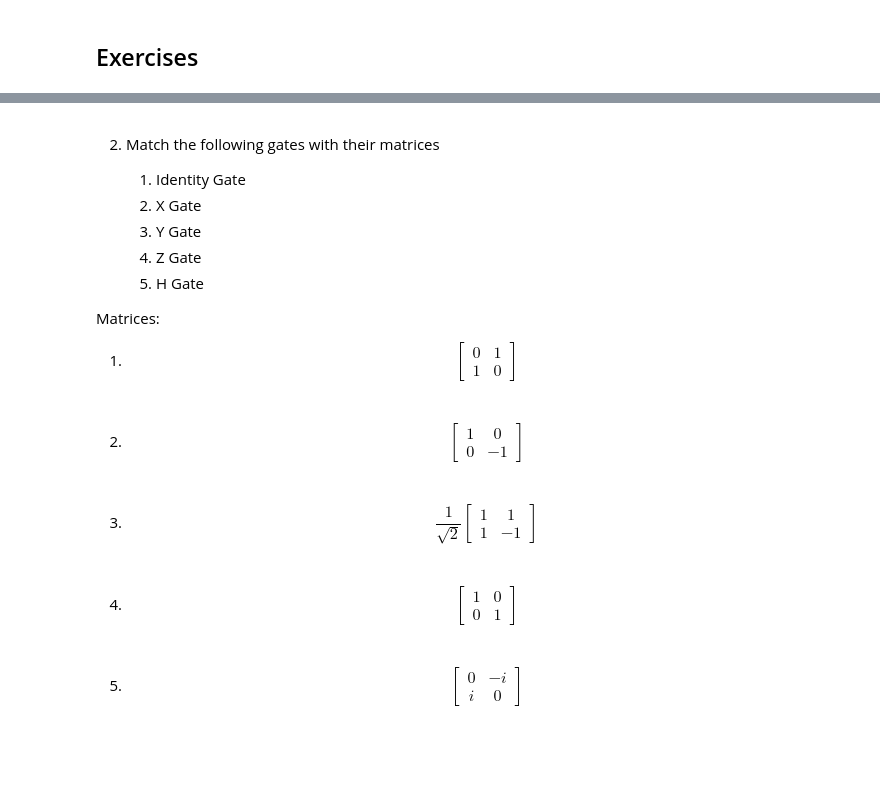
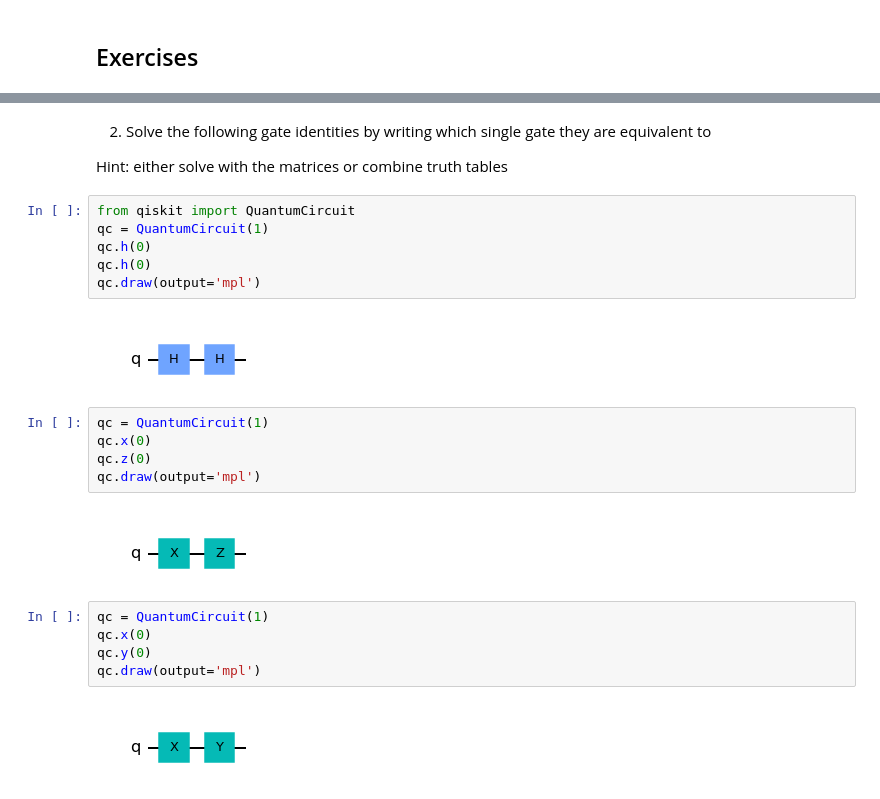
Before and after one commit to Duke-Undergrad-Quantum-Info-Society/house-course-2021-spring, a Jupyter notebook: Lecture4_demo.ipynb, the cells around one changed output, grey strips where cells are left out. Cells and saved outputs as stored; diff of their text form; blank space fills up the shorter version.

```diff
--- a/Lecture4_demo.ipynb
+++ b/Lecture4_demo.ipynb
@@ -209,16 +177,26 @@ plot_state_qsphere(state) #choose which visualisation you prefer
-# %% [markdown]
-2. Match the following gates with their matrices
-
-    1. Identity Gate
-    2. X Gate
-    3. Y Gate
-    4. Z Gate
-    5. H Gate
-
-Matrices:
-
-1. \begin{bmatrix} 0 & 1\\1 & 0 \end{bmatrix} <br>
-1. \begin{bmatrix} 1 & 0\\0 & -1 \end{bmatrix} <br>
-1. \begin{equation}\frac{1}{\sqrt{2}}\begin{bmatrix} 1 & 1 \\ 1 & -1\end{bmatrix}\end{equation} <br>
-1. \begin{bmatrix} 1 & 0\\0 & 1 \end{bmatrix} <br>
-1. \begin{bmatrix} 0 & -i\\i & 0 \end{bmatrix} <br>
+# %% [markdown]
+2. Solve the following gate identities by writing which single gate they are equivalent to
+
+Hint: either solve with the matrices or combine truth tables
+# %%
+from qiskit import QuantumCircuit
+qc = QuantumCircuit(1)
+qc.h(0)
+qc.h(0)
+qc.draw(output='mpl')
+# %% [output]
+[figure, added]
+# %%
+qc = QuantumCircuit(1)
+qc.x(0)
+qc.z(0)
+qc.draw(output='mpl')
+# %% [output]
+[figure, added]
+# %%
+qc = QuantumCircuit(1)
+qc.x(0)
+qc.y(0)
+qc.draw(output='mpl')
+# %% [output]
+[figure, added]
```
Also changed, not shown: parts of 24 cells of this notebook.
